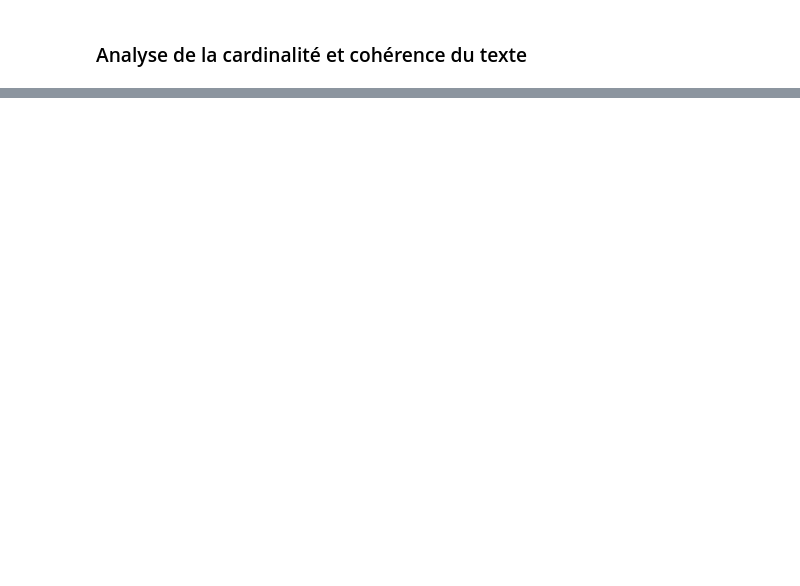
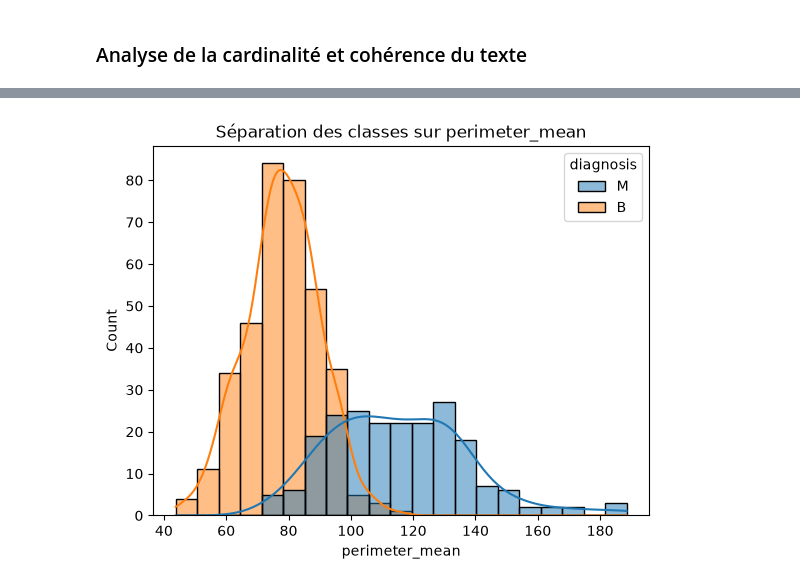
Before and after one commit to philippelaurens/building-perceptron, a Jupyter notebook: notebooks/eda.ipynb, the cells around one changed output, grey strips where cells are left out. Cells and saved outputs as stored; diff of their text form; code cells hidden in the pictures; blank space fills up the shorter version.

```diff
--- a/notebooks/eda.ipynb
+++ b/notebooks/eda.ipynb
@@ -187,0 +319,4 @@ df.describe()
+# %%
+get_histplot("perimeter_mean")
+# %% [output]
+[figure, added]
```
Also changed, not shown: parts of 38 cells of this notebook, 1 other file.
